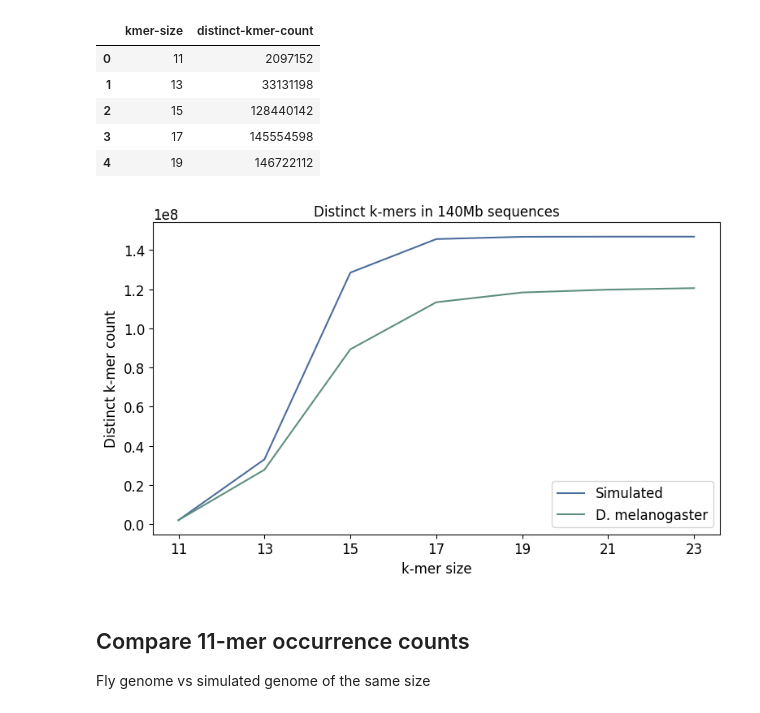
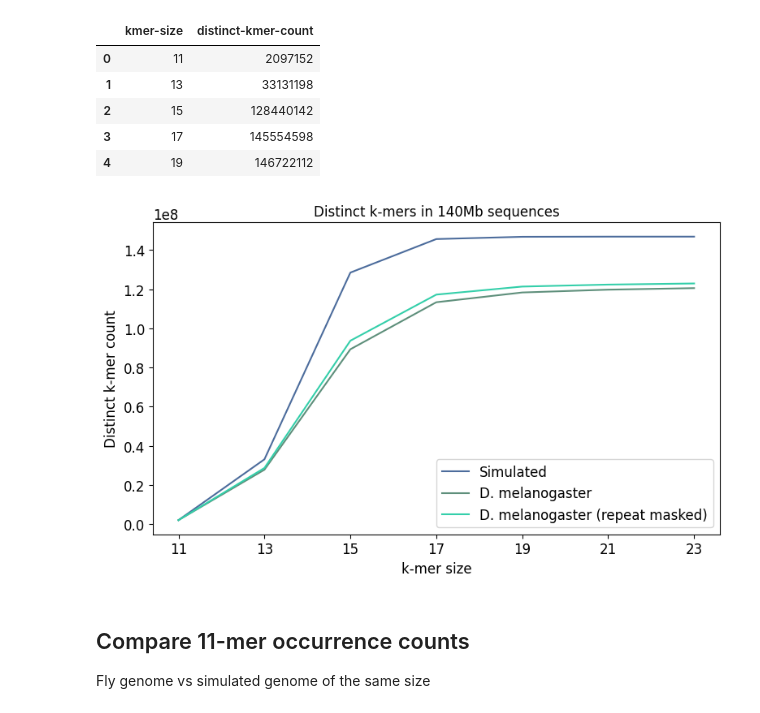
Before and after one commit to eaasna/test-DREAM-stellar, a Jupyter notebook: work-python/kmer-spectra/kmer occurrence counts.ipynb, the cells around one changed output. Cells and saved outputs as stored; diff of their text form; code cells hidden in the pictures.

```diff
--- a/work-python/kmer-spectra/kmer occurrence counts.ipynb
+++ b/work-python/kmer-spectra/kmer occurrence counts.ipynb
@@ -22,7 +23,7 @@ plt.rc('figure', titlesize=BIGGER_SIZE)  # fontsize of the figure title
 # %% [markdown]
 ## Number of distinct k-mers
 # %%
-fly = pd.read_csv("fly.kmer.stats", sep = "\t")
+fly = pd.read_csv("fly.unmasked.kmer.stats", sep = "\t")
 fly.head()
 # %% [output]
 |  | kmer-size | distinct-kmer-count |
@@ -33,0 +35,3 @@ fly.head()
+# %%
+fly_masked = pd.read_csv("fly.masked.kmer.stats", sep = "\t")
+fly_masked.head()
@@ -58,17 +69,18 @@ simulated.head()
 # %%
 plt.figure(figsize=(8, 5))
 plt.plot(simulated["kmer-size"], simulated["distinct-kmer-count"], label = "Simulated", color = c_darkblue)
 plt.plot(fly["kmer-size"], fly["distinct-kmer-count"], label = "D. melanogaster", color = c_darkgreen)
+plt.plot(fly_masked["kmer-size"], fly_masked["distinct-kmer-count"], label = "D. melanogaster (repeat masked)", color = "#34cfaa")
 plt.xticks(fly["kmer-size"])
 plt.xlabel("k-mer size")
 plt.ylabel("Distinct k-mer count")
 plt.title("Distinct k-mers in 140Mb sequences")
 plt.legend(loc = "lower right")
 plt.tight_layout()
 plt.savefig('distinct_kmer_count.png', dpi = 250)
 plt.show()
 # %% [output]
-[figure, old version]
+[figure, new version]
 # %% [markdown]
 ## Compare 11-mer occurrence counts
 
```
Also changed, not shown: parts of 4 cells of this notebook.
